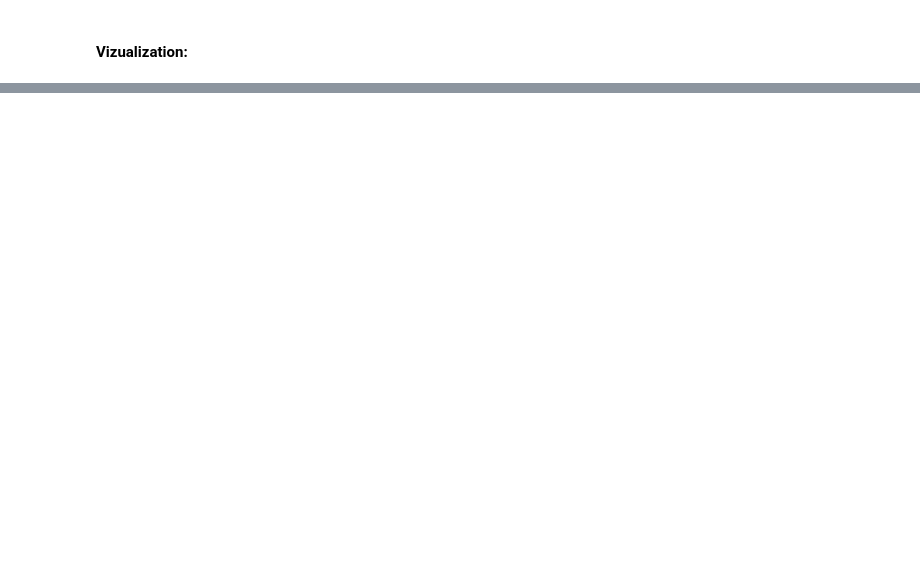
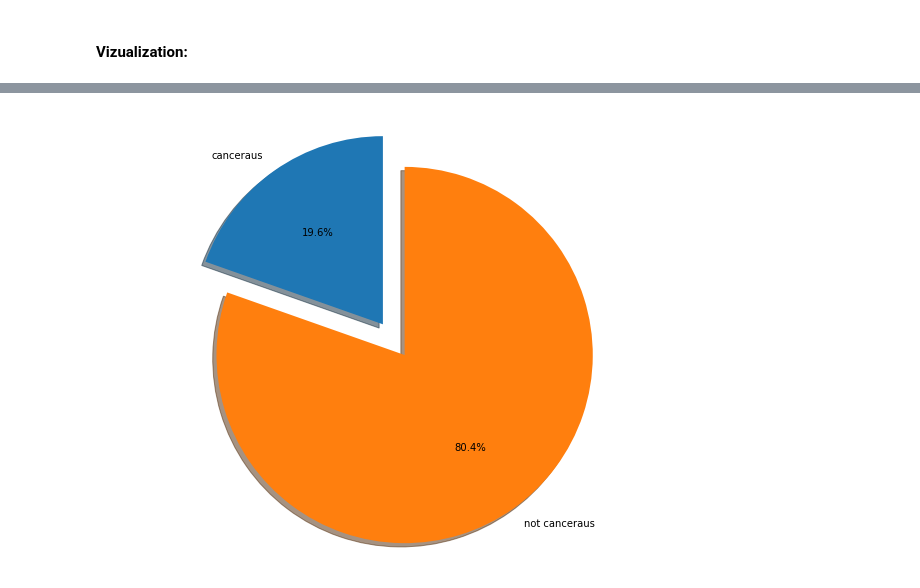
Before and after one commit to GabiDunaevsky/data-science-project-second-semester, a Jupyter notebook: Notebook3.ipynb, the cells around one changed output, grey strips where cells are left out. Drawn from its saved outputs; the diff is of its cells as text; code cells hidden in the pictures; blank space fills up the shorter version.

```diff
--- a/Notebook3.ipynb
+++ b/Notebook3.ipynb
@@ -169,0 +222,18 @@ plt.xticks(labels, rotation='vertical')
+# %%
+#Here we want to check by pracents how many of the lesions are canceraus.
+length_dx =len(df['dx'])
+
+labels = 'canceraus','not canceraus'
+sizes = [((len(df[df.dx=='mel']))+(len(df[df.dx=='bcc']))+(len(df[df.dx=='akiec'])))/length_dx*100,
+100-((len(df[df.dx=='mel']))+(len(df[df.dx=='bcc']))+(len(df[df.dx=='akiec'])))/length_dx*100]
+explode = (0.2,0)
+
+fig1, ax1 = plt.subplots()
+ax1.pie(sizes, explode=explode, labels=labels, autopct='%1.1f%%',
+        shadow=True, startangle=90)
+ax1.axis('equal')
+plt.tight_layout(-8)
+
+plt.show()
+# %% [output]
+[figure, added]
```
Also changed, not shown: parts of 61 cells of this notebook.
